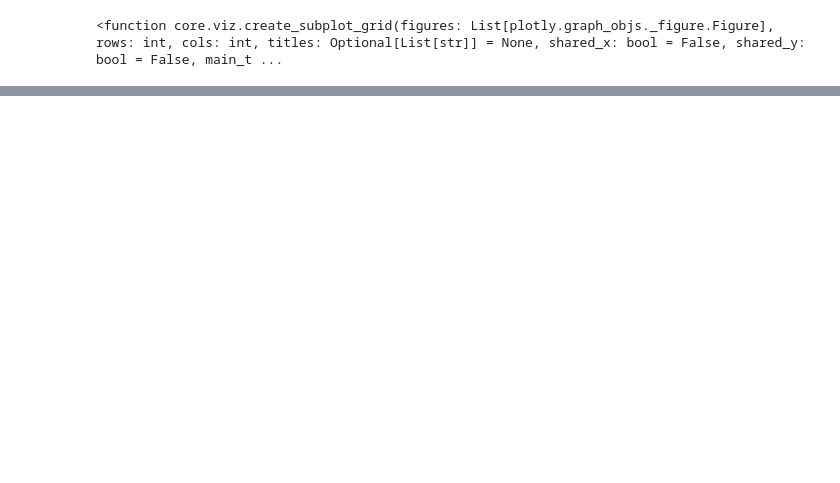
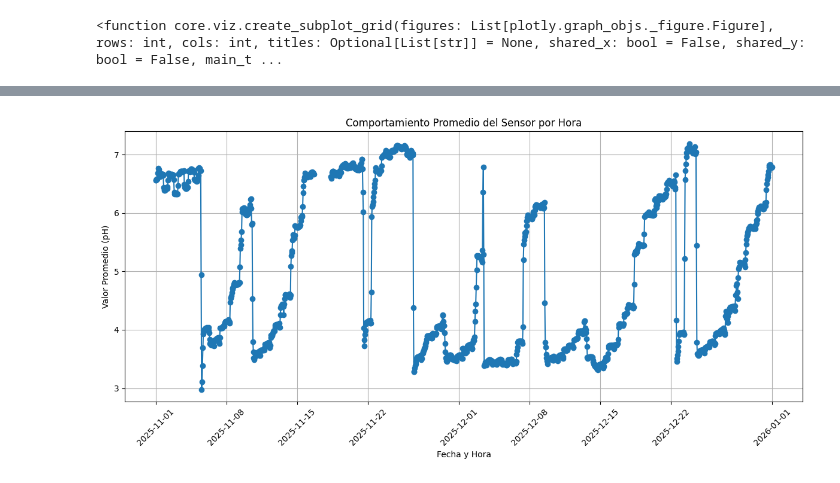
Before and after one commit to jdrincone/hawking, a Jupyter notebook: exploration/okuo_sensores_ph_orp_granja_experimental.ipynb, the cells around one changed output, grey strips where cells are left out. Saved outputs shown, nothing was run; the diff lists cells and outputs as text; code cells hidden in the pictures; blank space fills up the shorter version.

```diff
--- a/exploration/okuo_sensores_ph_orp_granja_experimental.ipynb
+++ b/exploration/okuo_sensores_ph_orp_granja_experimental.ipynb
@@ -333,3 +451,5 @@ def plot_ph_orp_regressions_complete(
 fig = plot_ph_orp_regressions_complete(df_transformado)
 fig.show()
 s3.save_plotly_html(fig, 'ph_orp_relacion.html')
+# %%
+ph_sensors = pd.read_csv("../raw/granja_exp__variable_p2__.csv")
@@ -335,0 +460,2 @@ s3.save_plotly_html(fig, 'ph_orp_relacion.html')
+# %%
+ph_sensors = ph_sensors[ph_sensors['value'].between(0, 14)]
@@ -335,0 +473,30 @@ s3.save_plotly_html(fig, 'ph_orp_relacion.html')
+# %%
+import pandas as pd
+import matplotlib.pyplot as plt
+
+# 1. Asegurar que 'date' sea datetime (Pandas maneja el -05:00 automático)
+# ✅ CORRECTO
+ph_sensors['date'] = pd.to_datetime(ph_sensors['date'])
+
+# 2. Para usar resample, la fecha debe ser el Índice del DataFrame
+df = ph_sensors.set_index('date')
+
+# 3. Agrupar por Hora ('h') y calcular el promedio (mean)
+# Puedes cambiar .mean() por .max(), .min() o .last() según lo que quieras ver
+df_horario = df['value'].resample('h').mean()
+
+# --- Opcional: Si quieres mantener el DataFrame con columnas ---
+# df_horario = df_horario.reset_index()
+
+# 4. Graficar
+plt.figure(figsize=(12, 6))
+plt.plot(df_horario.index, df_horario.values, marker='o', linestyle='-')
+plt.title('Comportamiento Promedio del Sensor por Hora')
+plt.xlabel('Fecha y Hora')
+plt.ylabel('Valor Promedio (pH)')
+plt.grid(True)
+plt.xticks(rotation=45)
+plt.tight_layout()
+plt.show()
+# %% [output]
+[figure, added]
```
Also changed, not shown: parts of 18 cells of this notebook, 10 other files.
